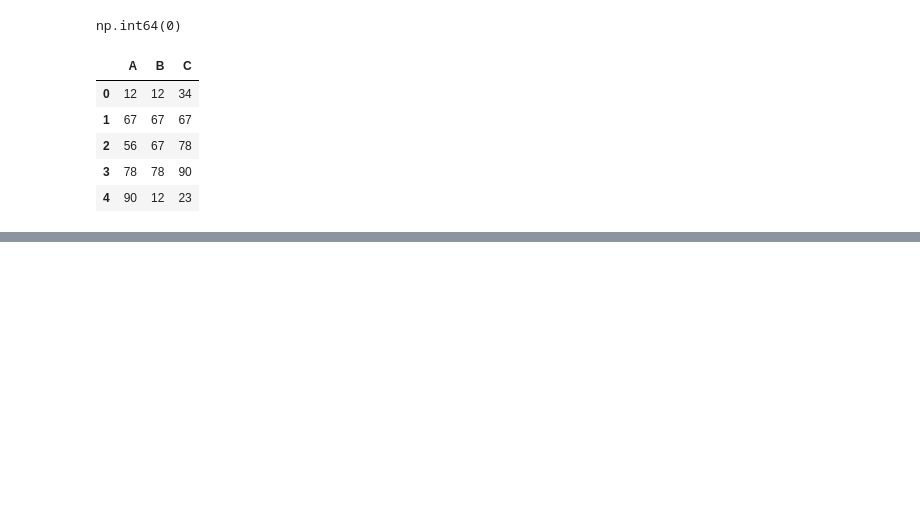
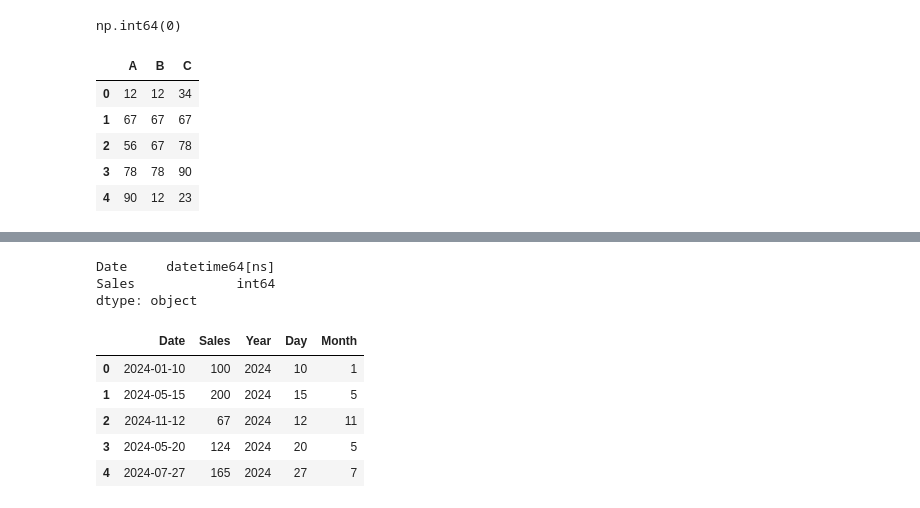
Before and after one commit to sachin5031/Python_Data_Analytics, a Jupyter notebook: Pandas_2.ipynb, the cells around one changed output, grey strips where cells are left out. Cells and saved outputs as stored; diff of their text form; code cells hidden in the pictures; blank space fills up the shorter version.

```diff
--- a/Pandas_2.ipynb
+++ b/Pandas_2.ipynb
@@ -40,0 +152,5 @@ df.drop_duplicates()  # Drops duplicate rows from the DataFrame
+# %%
+d=pd.DataFrame({
+    'Date': ['2024-01-10','2024-05-15','2024-11-12','2024-05-20','2024-07-27'],
+    'Sales':[100,200,67,124,165]
+})
@@ -40,0 +166,21 @@ df.drop_duplicates()  # Drops duplicate rows from the DataFrame
+# %%
+d.dtypes
+# %% [output]
+Date     datetime64[ns]
+Sales             int64
+dtype: object
+# %%
+d['Date']=pd.to_datetime(d['Date']) # convert date time
+# %%
+d['Year']=d['Date'].dt.year
+d['Day']=d['Date'].dt.day
+d['Month']=d['Date'].dt.month
+# %%
+d
+# %% [output]
+|  | Date | Sales | Year | Day | Month |
+| 0 | 2024-01-10 | 100 | 2024 | 10 | 1 |
+| 1 | 2024-05-15 | 200 | 2024 | 15 | 5 |
+| 2 | 2024-11-12 | 67 | 2024 | 12 | 11 |
+| 3 | 2024-05-20 | 124 | 2024 | 20 | 5 |
+| 4 | 2024-07-27 | 165 | 2024 | 27 | 7 |
```
Also changed, not shown: parts of 32 cells of this notebook.
